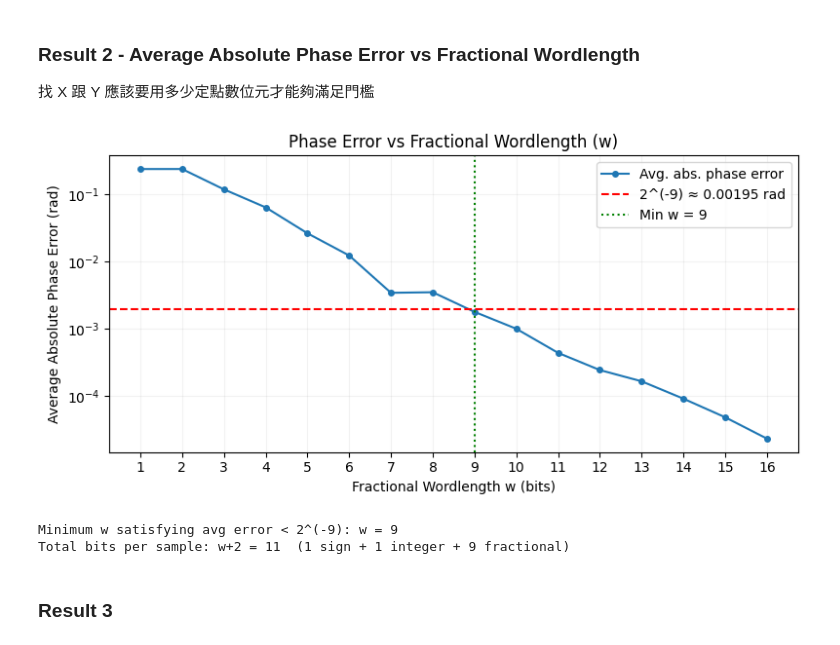
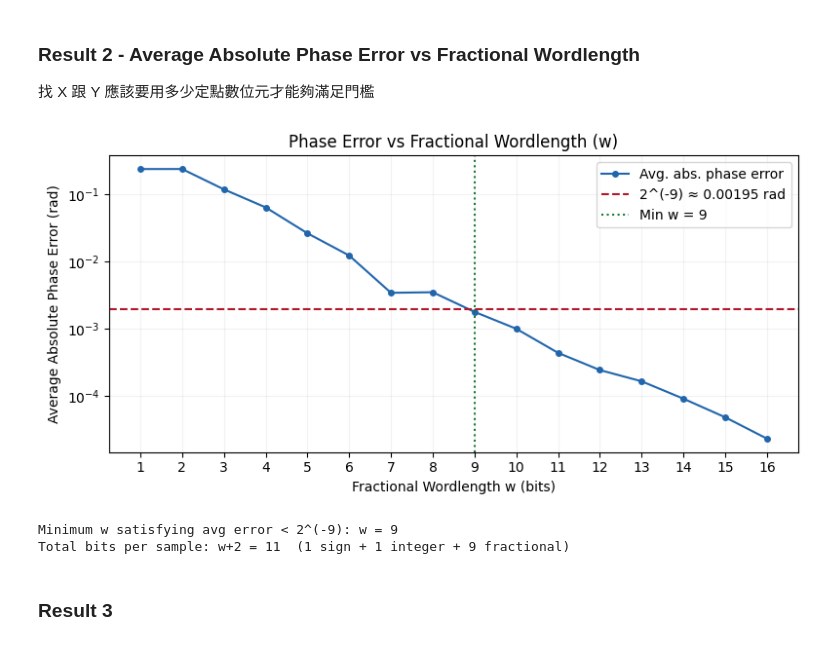
Before and after one commit to akira2963753/DSP-In-VLSI, a Jupyter notebook: HW4-CORDIC/HW4.ipynb, the cells around one changed output. Cells and saved outputs as stored; diff of their text form; code cells hidden in the pictures.

```diff
--- a/HW4-CORDIC/HW4.ipynb
+++ b/HW4-CORDIC/HW4.ipynb
@@ -38,31 +40,21 @@ beta = 2
 m_values = np.arange(10)
 alpha_m = (4*m_values + beta) / 20 * np.pi
 
-# True inputs (floating-point)
 X_true = np.cos(alpha_m)
 Y_true = np.sin(alpha_m)
 
-# Reference phase : arctan2 function 方便我們去看象限
 phase_ref = np.arctan2(Y_true, X_true)
 
-# Quantization 給基本角度 LUT 用的
 def quantize(val, w):
     return np.round(val * 2**(w)) / 2**(w)
 
-# CORDIC phase computation (integer shift version, hardware-accurate)
-# w_e : fractional wordlength of elementary angle LUT (None = floating-point)
 def cordic_phase(X0, Y0, w_xy, N, w_e=None):
     phase_adjust = 0.0
 
-    if X0 < 0: # 代表在第二或是第三象限
-
-        # 如果在第二象限 phase_adjust = pi，第三象限 phase_adjust = -pi
+    if X0 < 0:
         phase_adjust = np.pi if Y0 >= 0 else -np.pi
-
-        # 全部取負，旋轉 180 度
         X0, Y0 = -X0, -Y0
 
-    # 量化輸入並轉成整數表示 (模擬硬體暫存器)
     Xi = int(np.floor(X0 * 2**w_xy))
     Yi = int(np.floor(Y0 * 2**w_xy))
 
@@ -72,13 +64,11 @@ def cordic_phase(X0, Y0, w_xy, N, w_e=None):
         mu = -1 if Yi > 0 else 1
         elem_angle = np.arctan(2.0**(-i))
         if w_e is not None:
-            elem_angle = quantize(elem_angle, w_e)  # 量化 LUT 基本角度
+            elem_angle = quantize(elem_angle, w_e)
 
-        # 注意這裡的量化要使用算數右移，因為在後面硬體實作的時候我們會用 Shifter 取代乘法器
         dX = Yi >> i
         dY = Xi >> i
 
-        # 前面算出來是整數，直接加減就好，不需要再量化了
         Xi_new = Xi - mu * dX
         Yi_new = Yi + mu * dY
 
@@ -95,39 +85,37 @@ w_values = np.arange(1, 17)
 avg_errors = []
 
 for w in w_values:
     errors = [abs(cordic_phase(X_true[m], Y_true[m], w, N_iter) - phase_ref[m])
               for m in range(10)]
     avg_errors.append(np.mean(errors))
 
 avg_errors = np.array(avg_errors)
 
-# Find minimum w satisfying error < 2^(-9)
 threshold = 2.0**(-9)
 valid_w = w_values[avg_errors < threshold]
 min_w = int(valid_w[0]) if len(valid_w) > 0 else None
 
 # Plot
 plt.figure(figsize=(8, 4))
-plt.semilogy(w_values, avg_errors, marker='o', markersize=4, label='Avg. abs. phase error')
-plt.axhline(threshold, color='r', linestyle='--', label=f'2^(-9) ≈ {threshold:.5f} rad')
+plt.semilogy(w_values, avg_errors, marker='o', markersize=4, color='#2166ac', label='Avg. abs. phase error')
+plt.axhline(threshold, color='#b2182b', linestyle='--', label=f'2^(-9) ≈ {threshold:.5f} rad')
 if min_w is not None:
-    plt.axvline(min_w, color='g', linestyle=':', label=f'Min w = {min_w}')
+    plt.axvline(min_w, color='#1a7837', linestyle=':', label=f'Min w = {min_w}')
 plt.xlabel('Fractional Wordlength w (bits)')
 plt.ylabel('Average Absolute Phase Error (rad)')
 plt.title('Phase Error vs Fractional Wordlength (w)')
 plt.xticks(w_values)
 plt.legend()
 plt.grid(True, color='gray', alpha=0.1)
 plt.minorticks_off()
 plt.tight_layout()
 plt.show()
 
-# Integer wordlength analysis
 K_N = math.prod(math.sqrt(1 + 2**(-2*i)) for i in range(N_iter))
 print(f"Minimum w satisfying avg error < 2^(-9): w = {min_w}")
 print(f"Total bits per sample: w+2 = {min_w+2}  (1 sign + 1 integer + {min_w} fractional)")
 # %% [output]
-[figure, old version]
+[figure, new version]
 Minimum w satisfying avg error < 2^(-9): w = 9
 Total bits per sample: w+2 = 11  (1 sign + 1 integer + 9 fractional)
 # %% [markdown]
```
Also changed, not shown: parts of 10 cells of this notebook, 41 other files.
